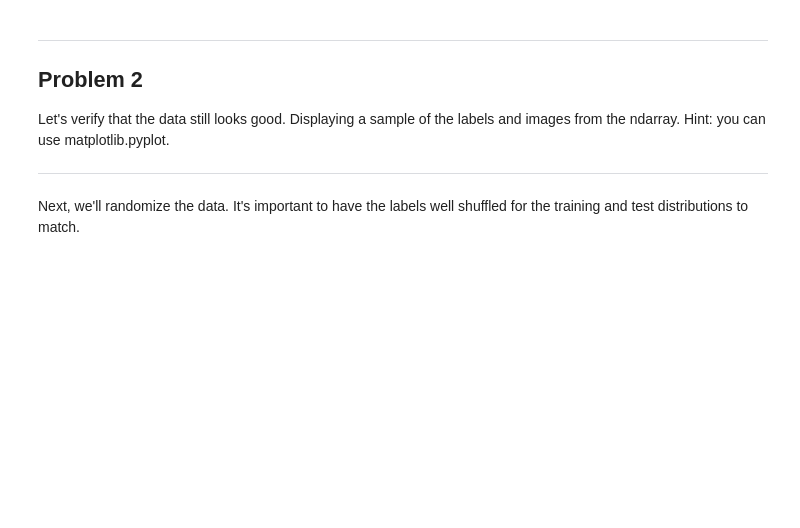
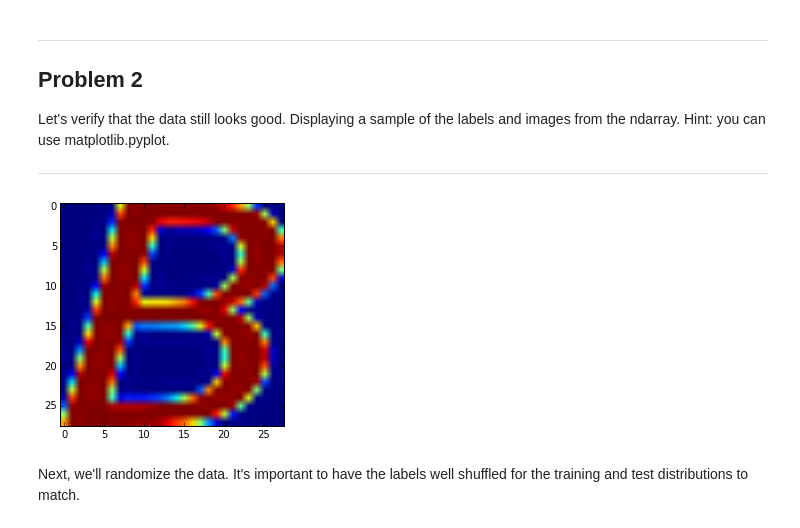
Before and after one commit to nlpet/studies, a Jupyter notebook: udacity/deep-learning/assignment1/1_notmnist.ipynb, the cells around one changed output. Drawn from its saved outputs; the diff is of its cells as text; code cells hidden in the pictures; blank space fills up the shorter version.

```diff
--- a/udacity/deep-learning/assignment1/1_notmnist.ipynb
+++ b/udacity/deep-learning/assignment1/1_notmnist.ipynb
@@ -179,8 +180,10 @@ Let's verify that the data still looks good. Displaying a sample of the labels a
 
 ---
 # %%
-plt.imshow(train_dataset[0])
+plt.imshow(train_dataset[3])
 plt.show()
+# %% [output]
+[figure, added]
 # %% [markdown]
 Next, we'll randomize the data. It's important to have the labels well shuffled for the training and test distributions to match.
 # %%
```
Also changed, not shown: parts of 7 cells of this notebook, 1 other file.
